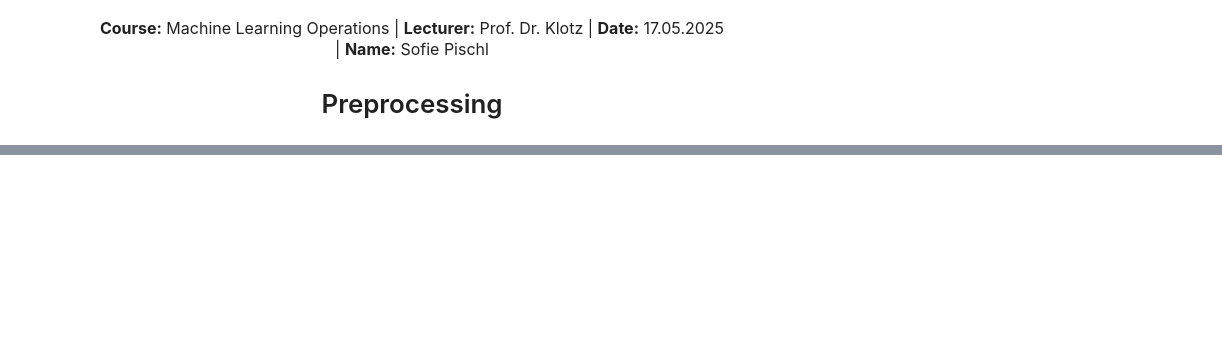
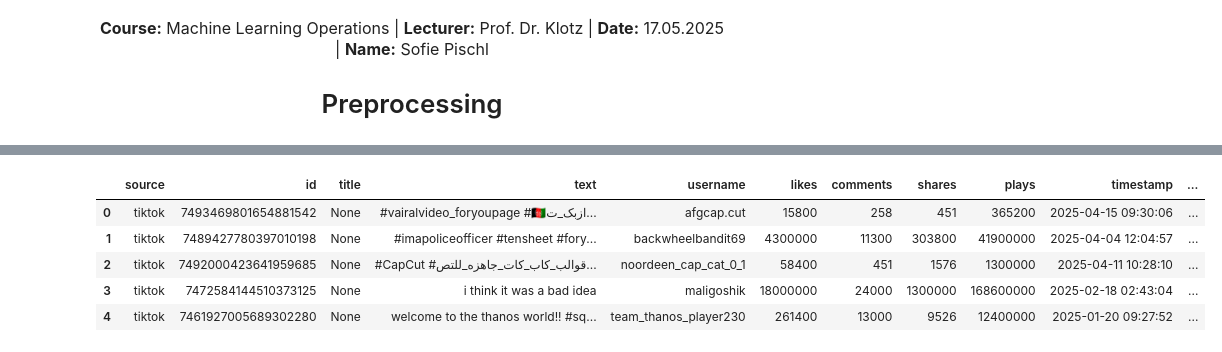
Before and after one commit to sofietheresa/TrendAnalyseSocialMedia, a Jupyter notebook: notebooks/02_preprocessing.ipynb, the cells around one changed output, grey strips where cells are left out. Cells and saved outputs as stored; diff of their text form; code cells hidden in the pictures; blank space fills up the shorter version.

Commit message:
clean up

```diff
--- a/notebooks/02_preprocessing.ipynb
+++ b/notebooks/02_preprocessing.ipynb
@@ -484,0 +345,13 @@ memory usage: 24.1+ KB
+# %%
+def clean_youtube_data(df):
+    df = df.copy()
+    for col in ['title', 'description']:
+        df[col] = df[col].fillna('')
+
+    for col in ['view_count', 'like_count', 'comment_count']:
+        df[col] = pd.to_numeric(df[col], errors='coerce')
+    return df
+
+df_youtube = clean_youtube_data(data['youtube'])
+display(df_youtube.head())
+df_youtube.info()
@@ -484,0 +385,70 @@ memory usage: 24.1+ KB
+# %%
+# Extrahiert die ID aus einer URL (der Teil nach dem letzten Slash)
+def extract_id_from_url(url):
+    if isinstance(url, str):
+        return url.rstrip('/').split('/')[-1]
+    return None
+# %%
+# Diese Funktion vereinheitlicht die Struktur der drei Plattformen in ein einheitliches Format
+def unify_dataframes(df_tiktok, df_youtube, df_reddit):
+    # TikTok
+    df_tiktok_clean = pd.DataFrame({
+        'source': 'tiktok',
+        'id': df_tiktok['id'],
+        'title': None,
+        'text': df_tiktok['description'],
+        'username': df_tiktok['username'],
+        'likes': df_tiktok['likes'],
+        'comments': df_tiktok['comments'],
+        'shares': df_tiktok['shares'],
+        'plays': df_tiktok['plays'],
+        'timestamp': df_tiktok['timestamp'],
+        'published_at': None,
+        'url': df_tiktok['video_url']
+    })
+
+    # YouTube
+    df_youtube_clean = pd.DataFrame({
+        'source': 'youtube',
+        'id': df_youtube['video_id'],
+        'title': df_youtube['title'],
+        'text': df_youtube['description'],
+        'username': df_youtube['channel_title'],
+        'likes': df_youtube['like_count'],
+        'comments': df_youtube['comment_count'],
+        'shares': None,
+        'plays': df_youtube['view_count'],
+        'timestamp': df_youtube['scraped_at'],
+        'published_at': df_youtube['published_at'],
+        'url': df_youtube['url']
+    })
+
+    # Reddit
+    df_reddit_clean = pd.DataFrame({
+        'source': 'reddit',
+        'id': df_reddit['url'].apply(extract_id_from_url),
+        'title': df_reddit['title'],
+        'text': df_reddit['text'],
+        'username': None,
+        'likes': df_reddit['score'],
+        'comments': df_reddit['comments'],
+        'shares': None,
+        'plays': None,
+        'timestamp': df_reddit['scraped_at'],
+        'published_at': df_reddit['created'],
+        'url': df_reddit['url']
+    })
+
+    # Kombinieren aller Plattformen in einem DataFrame
+    return pd.concat([df_tiktok_clean, df_youtube_clean, df_reddit_clean], ignore_index=True)
+
+# Zusammenführen der Plattform-Daten
+df_combined = unify_dataframes(df_tiktok, df_youtube, df_reddit)
+df_combined.head()
+# %% [output]
+|  | source | id | title | text | username | likes | comments | shares | plays | timestamp | ... |
+| 0 | tiktok | 7493469801654881542 | None | #vairalvideo_foryoupage #🇦🇫ازبک_ت... | afgcap.cut | 15800 | 258 | 451 | 365200 | 2025-04-15 09:30:06 | ... |
+| 1 | tiktok | 7489427780397010198 | None | #imapoliceofficer #tensheet #fory... | backwheelbandit69 | 4300000 | 11300 | 303800 | 41900000 | 2025-04-04 12:04:57 | ... |
+| 2 | tiktok | 7492000423641959685 | None | #CapCut #قوالب_كاب_كات_جاهزه_للتص... | noordeen_cap_cat_0_1 | 58400 | 451 | 1576 | 1300000 | 2025-04-11 10:28:10 | ... |
+| 3 | tiktok | 7472584144510373125 | None | i think it was a bad idea | maligoshik | 18000000 | 24000 | 1300000 | 168600000 | 2025-02-18 02:43:04 | ... |
+| 4 | tiktok | 7461927005689302280 | None | welcome to the thanos world!! #sq... | team_thanos_player230 | 261400 | 13000 | 9526 | 12400000 | 2025-01-20 09:27:52 | ... |
```
Also changed, not shown: parts of 50 cells of this notebook, 30 other files.
